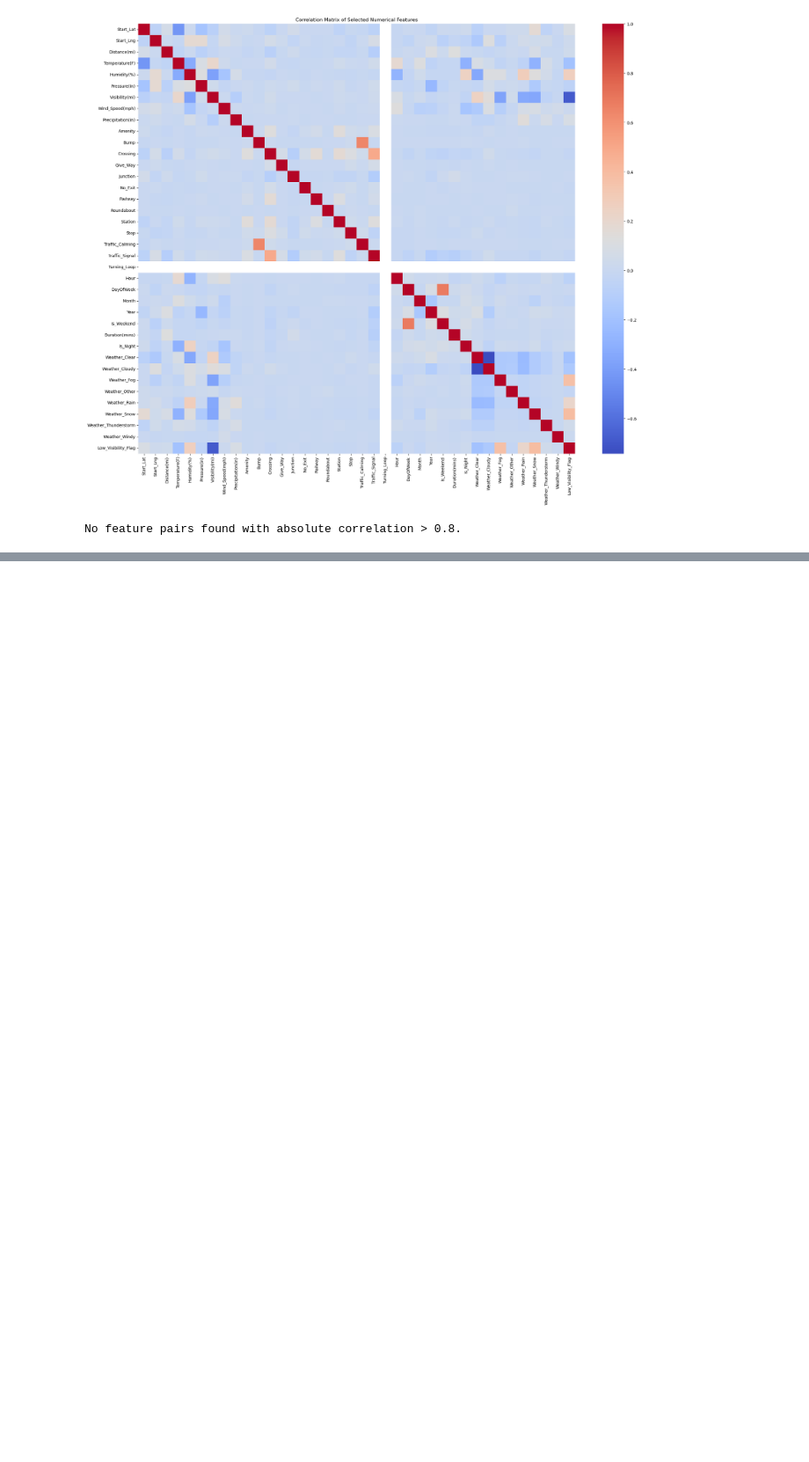
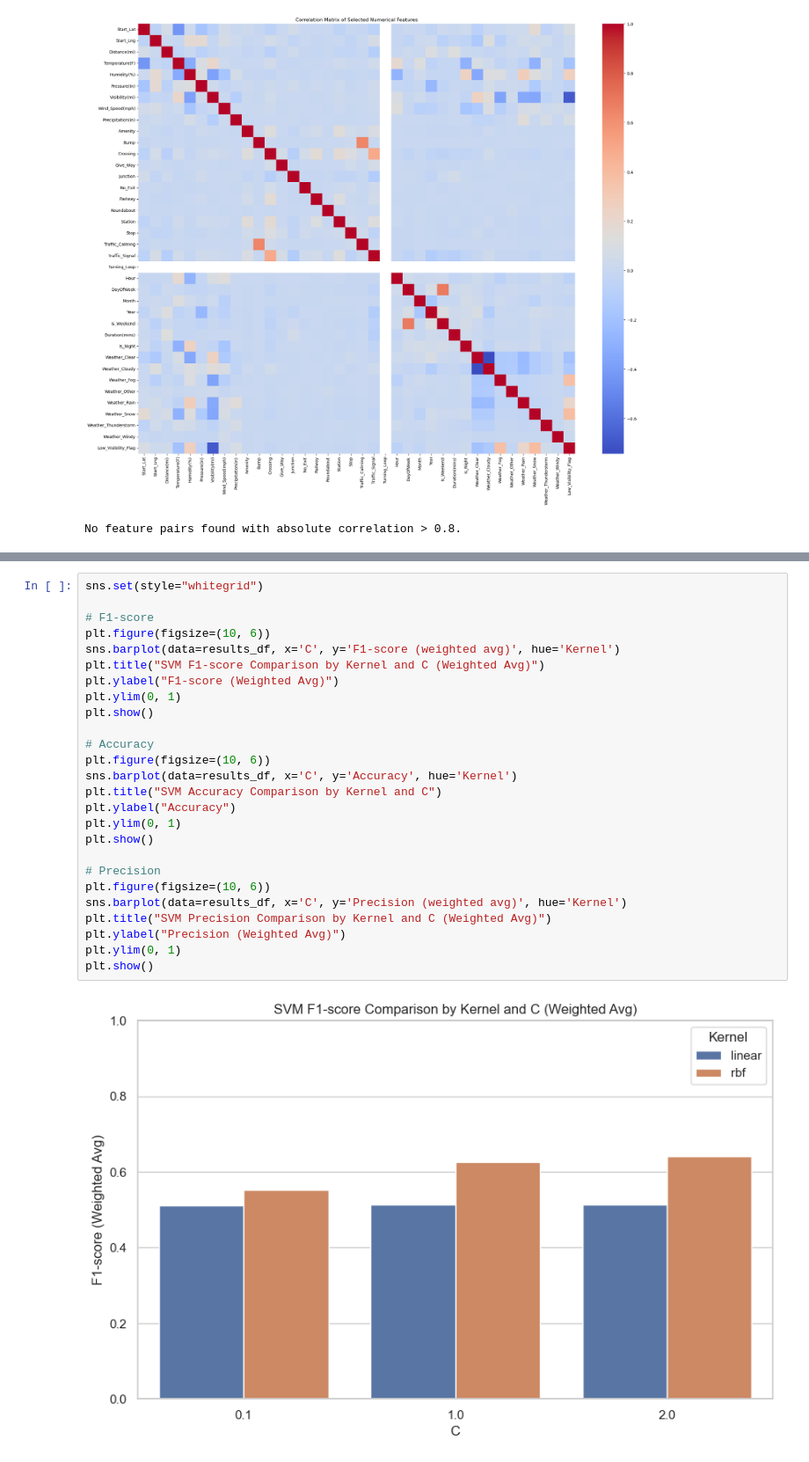
Before and after one commit to Tyler-JP/MLProject, a Jupyter notebook: project.ipynb, the cells around one changed output, grey strips where cells are left out. Shown at 88% size. Cells and saved outputs as stored; diff of their text form; blank space fills up the shorter version.

```diff
--- a/project.ipynb
+++ b/project.ipynb
@@ -391,0 +539,28 @@ No feature pairs found with absolute correlation > 0.8.
+# %%
+sns.set(style="whitegrid")
+
+# F1-score
+plt.figure(figsize=(10, 6))
+sns.barplot(data=results_df, x='C', y='F1-score (weighted avg)', hue='Kernel')
+plt.title("SVM F1-score Comparison by Kernel and C (Weighted Avg)")
+plt.ylabel("F1-score (Weighted Avg)")
+plt.ylim(0, 1)
+plt.show()
+
+# Accuracy
+plt.figure(figsize=(10, 6))
+sns.barplot(data=results_df, x='C', y='Accuracy', hue='Kernel')
+plt.title("SVM Accuracy Comparison by Kernel and C")
+plt.ylabel("Accuracy")
+plt.ylim(0, 1)
+plt.show()
+
+# Precision
+plt.figure(figsize=(10, 6))
+sns.barplot(data=results_df, x='C', y='Precision (weighted avg)', hue='Kernel')
+plt.title("SVM Precision Comparison by Kernel and C (Weighted Avg)")
+plt.ylabel("Precision (Weighted Avg)")
+plt.ylim(0, 1)
+plt.show()
+# %% [output]
+[figure, added]
```
Also changed, not shown: parts of 8 cells of this notebook.
